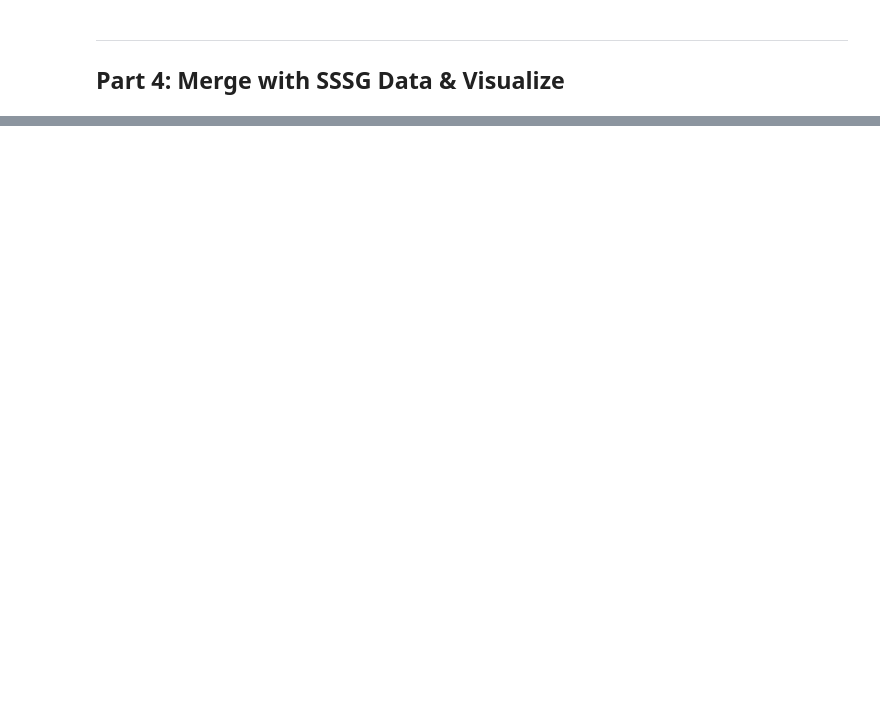
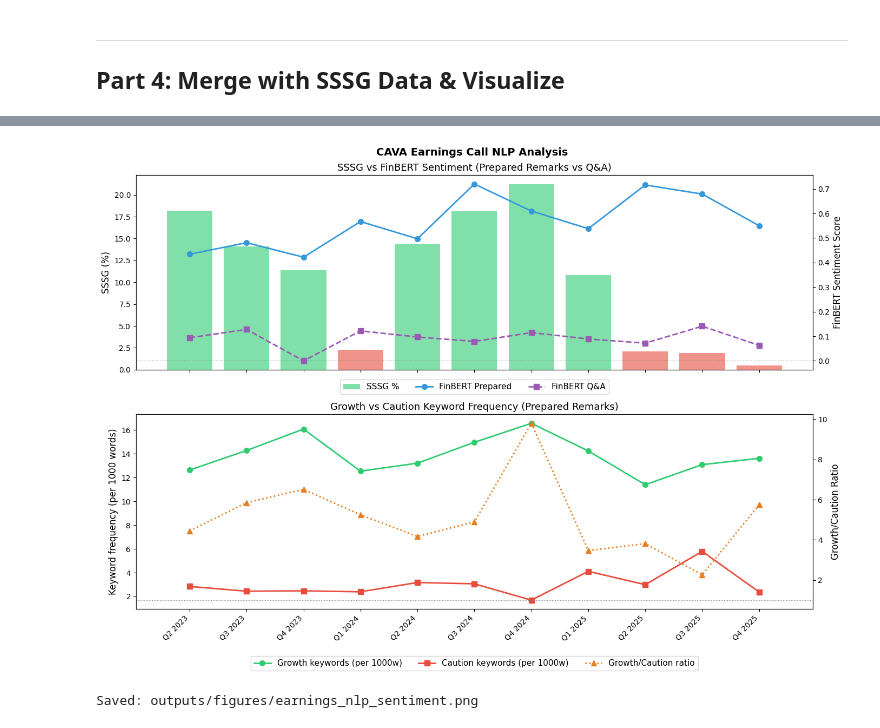
Before and after one commit to zhangsu0528/Cava_Investment_Analysis, a Jupyter notebook: modeling/03_earnings_nlp.ipynb, the cells around one changed output, grey strips where cells are left out. Drawn from its saved outputs; the diff is of its cells as text; code cells hidden in the pictures; blank space fills up the shorter version.

```diff
--- a/modeling/03_earnings_nlp.ipynb
+++ b/modeling/03_earnings_nlp.ipynb
@@ -401,11 +594,16 @@ master = pd.read_csv(f'{BASE_DIR}/data/processed/cava_master_quarterly.csv',
 # Merge sentiment and keyword data
 nlp_df = sentiment_df.merge(keyword_df, on=['quarter', 'quarter_idx'], how='outer')
 nlp_df = nlp_df.merge(
-    master[['quarter', 'sssg_pct', 'sssg_pct_next', 'period_end']],
+    master[['quarter', 'sssg_pct', 'sssg_pct_next', 'period_end',
+            'guidance_cut', 'sssg_miss', 'sssg_beat']],
     on='quarter', how='left'
 )
 nlp_df = nlp_df.sort_values('quarter_idx').reset_index(drop=True)
 
+# Prepared vs Q&A sentiment gap (negative = Q&A more cautious than prepared)
+nlp_df['finbert_gap'] = nlp_df['finbert_qa'] - nlp_df['finbert_prepared']
+nlp_df['vader_gap'] = nlp_df['vader_qa'] - nlp_df['vader_prepared']
+
 print(f'NLP dataset: {nlp_df.shape}')
-print(nlp_df[['quarter', 'sentiment_full', 'sentiment_prepared',
-              'sentiment_qa', 'sssg_pct']].to_string(index=False))
+print(nlp_df[['quarter', 'finbert_prepared', 'finbert_qa',
+              'finbert_gap', 'sssg_pct']].round(3).to_string(index=False))
@@ -412,65 +624,65 @@ print(nlp_df[['quarter', 'sentiment_full', 'sentiment_prepared',
 # %%
-# ── Plot 1: Sentiment over time vs SSSG ───────────────────────────────────────
+# ── Plot 1: FinBERT Sentiment vs SSSG ─────────────────────────────────────────
 fig, axes = plt.subplots(2, 1, figsize=(14, 10), sharex=True)
 fig.suptitle('CAVA Earnings Call NLP Analysis', fontweight='bold', fontsize=14)
 
 x = range(len(nlp_df))
 quarters = nlp_df['quarter'].tolist()
 
-# Top: SSSG vs Sentiment
+# Top: SSSG vs FinBERT sentiment
 ax1 = axes[0]
 ax1_twin = ax1.twinx()
 
-bars = ax1.bar(x, nlp_df['sssg_pct'],
-               color=['#2ecc71' if v > 10 else '#e67e22' if v > 5 else '#e74c3c'
-                      for v in nlp_df['sssg_pct'].fillna(0)],
-               alpha=0.6, label='SSSG %')
+ax1.bar(x, nlp_df['sssg_pct'].fillna(0),
+        color=['#2ecc71' if v > 10 else '#e67e22' if v > 5 else '#e74c3c'
+               for v in nlp_df['sssg_pct'].fillna(0)],
+        alpha=0.6, label='SSSG %')
 
-ax1_twin.plot(x, nlp_df['sentiment_prepared'], marker='o', color='#3498db',
-              linewidth=2, label='Prepared Remarks Sentiment')
-ax1_twin.plot(x, nlp_df['sentiment_qa'], marker='s', color='#9b59b6',
-              linewidth=2, linestyle='--', label='Q&A Sentiment')
+ax1_twin.plot(x, nlp_df['finbert_prepared'], marker='o', color='#3498db',
+              linewidth=2, label='FinBERT Prepared', markersize=7)
+ax1_twin.plot(x, nlp_df['finbert_qa'], marker='s', color='#9b59b6',
+              linewidth=2, linestyle='--', label='FinBERT Q&A', markersize=7)
 ax1_twin.axhline(0, color='gray', linewidth=0.8, linestyle=':')
 
 ax1.set_ylabel('SSSG (%)')
-ax1_twin.set_ylabel('Sentiment Score')
-ax1.set_title('SSSG vs Management Tone (Prepared Remarks vs Q&A)')
+ax1_twin.set_ylabel('FinBERT Sentiment Score')
+ax1.set_title('SSSG vs FinBERT Sentiment (Prepared Remarks vs Q&A)')
 
 lines1, labels1 = ax1.get_legend_handles_labels()
 lines2, labels2 = ax1_twin.get_legend_handles_labels()
 ax1.legend(lines1 + lines2, labels1 + labels2,
-           loc='upper center', bbox_to_anchor=(0.5, -0.05), ncol=3)
+           loc='upper center', bbox_to_anchor=(0.5, -0.03), ncol=3)
 
-# Bottom: Growth vs Caution keyword ratio
+# Bottom: Growth vs Caution keyword frequency
 ax2 = axes[1]
 ax2_twin = ax2.twinx()
 
-ax2.plot(x, nlp_df['growth_signals_full'], marker='o', color='#2ecc71',
-         linewidth=2, label='Growth keywords (per 1000w)')
-ax2.plot(x, nlp_df['caution_signals_full'], marker='s', color='#e74c3c',
-         linewidth=2, label='Caution keywords (per 1000w)')
+ax2.plot(x, nlp_df['growth_signals_prepared'], marker='o', color='#2ecc71',
+         linewidth=2, label='Growth keywords (per 1000w)', markersize=7)
+ax2.plot(x, nlp_df['caution_signals_prepared'], marker='s', color='#e74c3c',
+         linewidth=2, label='Caution keywords (per 1000w)', markersize=7)
 ax2.set_ylabel('Keyword frequency (per 1000 words)')
-ax2.set_title('Growth vs Caution Keyword Frequency')
+ax2.set_title('Growth vs Caution Keyword Frequency (Prepared Remarks)')
 
-# Growth/Caution ratio
-nlp_df['gc_ratio'] = nlp_df['growth_signals_full'] / (
-    nlp_df['caution_signals_full'] + 0.001)
 ax2_twin.plot(x, nlp_df['gc_ratio'], marker='^', color='#e67e22',
-              linewidth=2, linestyle=':', label='Growth/Caution ratio')
+              linewidth=2, linestyle=':', label='Growth/Caution ratio', markersize=7)
 ax2_twin.axhline(1, color='gray', linewidth=0.8, linestyle=':')
 ax2_twin.set_ylabel('Growth/Caution Ratio')
 
 ax2.set_xticks(x)
 ax2.set_xticklabels(quarters, rotation=45, ha='right')
 
 lines3, labels3 = ax2.get_legend_handles_labels()
 lines4, labels4 = ax2_twin.get_legend_handles_labels()
 ax2.legend(lines3 + lines4, labels3 + labels4,
-           loc='upper center', bbox_to_anchor=(0.5, -0.2), ncol=3)
+           loc='upper center', bbox_to_anchor=(0.5, -0.22), ncol=3)
 
 plt.tight_layout()
 plt.savefig(f'{BASE_DIR}/outputs/figures/earnings_nlp_sentiment.png',
             dpi=150, bbox_inches='tight')
 plt.show()
 print('Saved: outputs/figures/earnings_nlp_sentiment.png')
+# %% [output]
+[figure, added]
+Saved: outputs/figures/earnings_nlp_sentiment.png
 # %%
```
Also changed, not shown: parts of 27 cells of this notebook, 2 other files.
